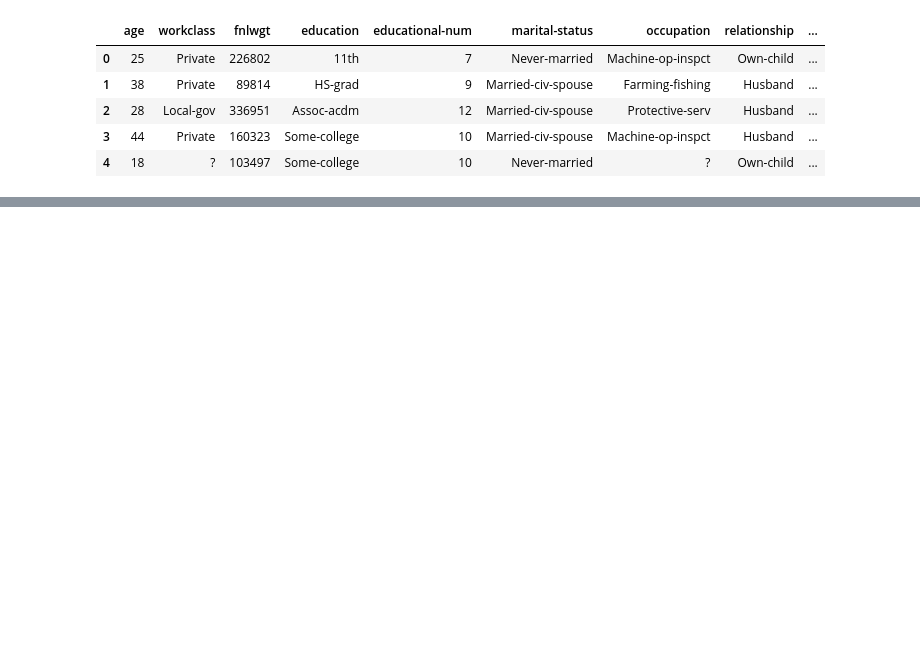
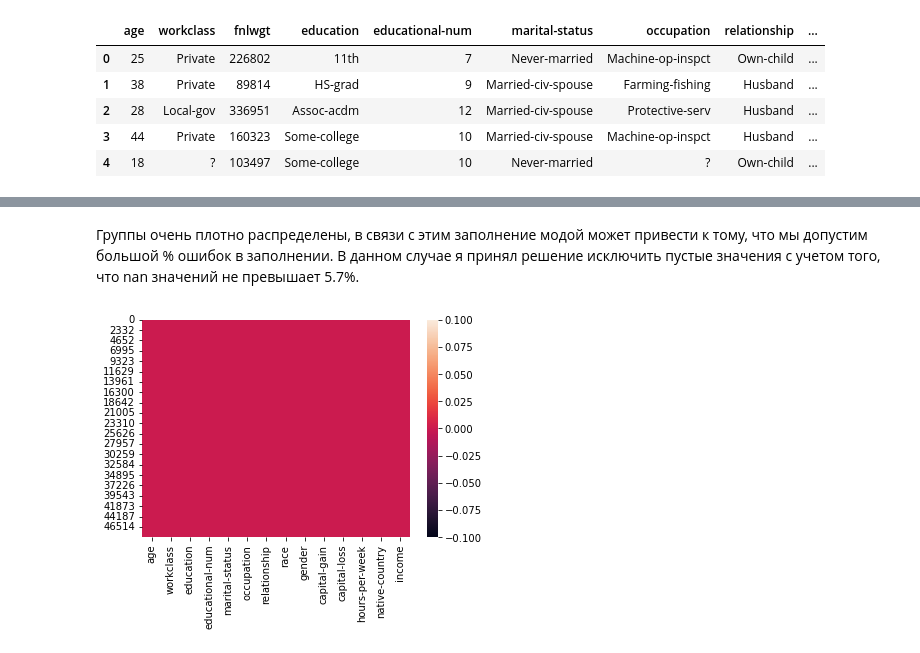
Before and after one commit to GitForPy/Machine-Learning, a Jupyter notebook: hw1.ipynb, the cells around one changed output, grey strips where cells are left out. Cells and saved outputs as stored; diff of their text form; code cells hidden in the pictures; blank space fills up the shorter version.

```diff
--- a/hw1.ipynb
+++ b/hw1.ipynb
@@ -34,0 +215,2 @@ memory usage: 5.6+ MB
+# %%
+df.workclass.fillna(df.workclass.mode()[0], inplace=True)
@@ -34,0 +238,12 @@ memory usage: 5.6+ MB
+# %% [markdown]
+Группы очень плотно распределены, в связи с этим заполнение модой может привести к тому, что мы допустим большой % ошибок в заполнении.
+В данном случае я принял решение исключить пустые значения с учетом того, что nan значений не превышает 5.7%.
+# %%
+df.occupation.dropna(inplace=True)
+# %%
+# Визуализируем отсутствие пропусков в данных
+
+df.dropna(inplace=True)
+sns.heatmap(df.isnull());
+# %% [output]
+[figure, added]
```
Also changed, not shown: parts of 70 cells of this notebook.
